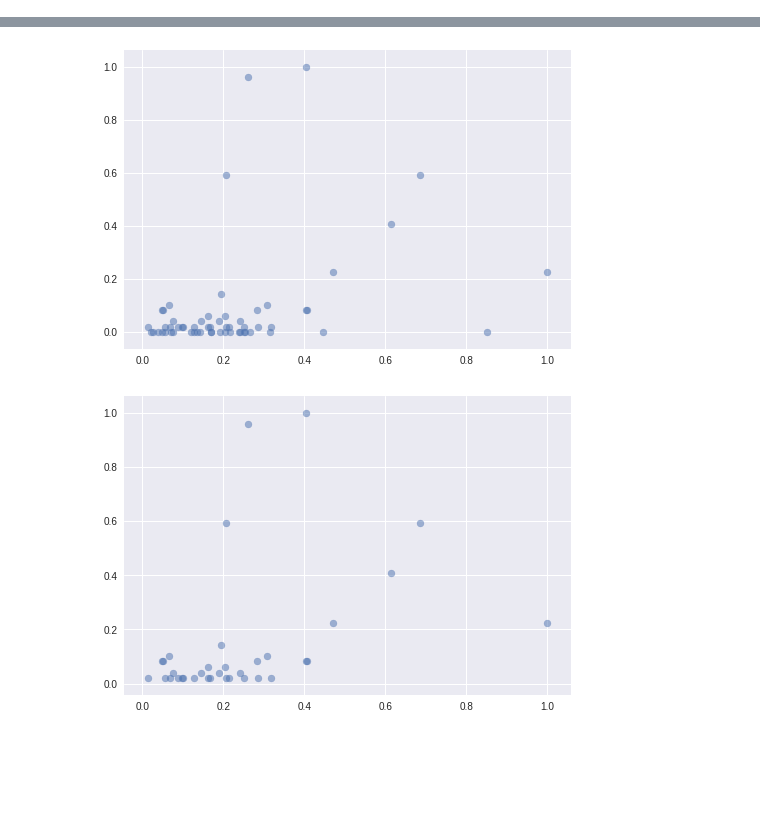
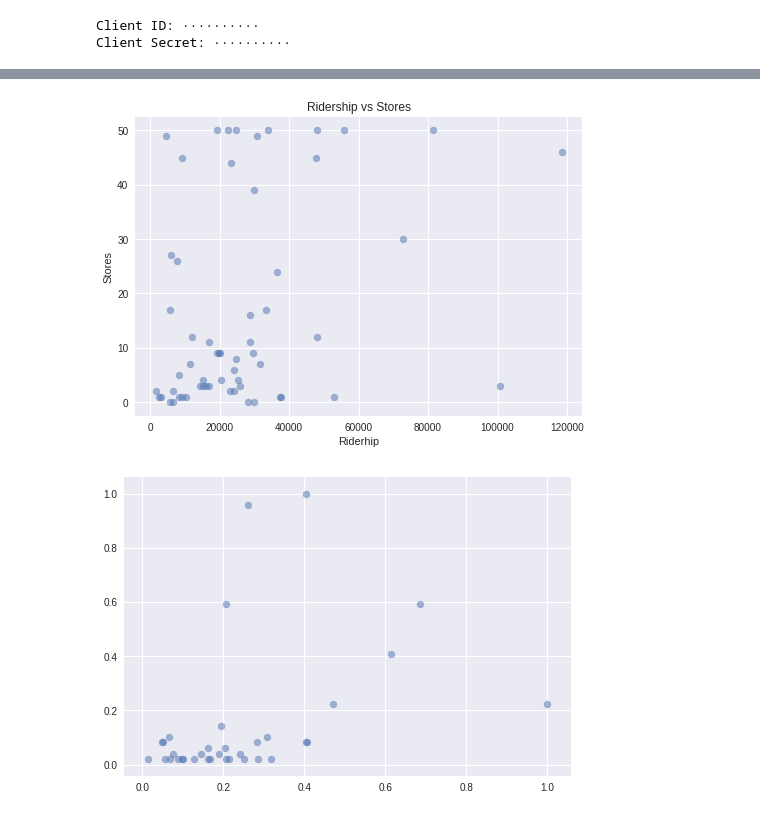
Before and after one commit to itonito/Coursera_Capstone, a Jupyter notebook: Final_AppliedDataScienceCapstone.ipynb, the cells around one changed output, grey strips where cells are left out. Cells and saved outputs as stored; diff of their text form; code cells hidden in the pictures; blank space fills up the shorter version.

```diff
--- a/Final_AppliedDataScienceCapstone.ipynb
+++ b/Final_AppliedDataScienceCapstone.ipynb
@@ -1,5 +1,11 @@
 # %% [markdown]
 <a href="https://colab.research.google.com/github/itonito/Coursera_Capstone/blob/master/Final_AppliedDataScienceCapstone.ipynb" target="_parent"><img src="https://colab.research.google.com/assets/colab-badge.svg" alt="Open In Colab"/></a>
+# %%
+CLIENT_ID = api_key = getpass.getpass("Client ID: ")
+CLIENT_SECRET = getpass.getpass("Client Secret: ")
+# %% [output]
+Client ID: ··········
+Client Secret: ··········
 # %%
 import pandas as pd
 import numpy as np
@@ -49,7 +55,7 @@ def num_stores(LON, LAT, CATEGORY, CLIENT_ID, CLIENT_SECRET):
     VERSION = '20180604'
     LIMIT = 50
     search_query = ''
-    radius = 130
+    radius = 500
     url = 'https://api.foursquare.com/v2/venues/search?client_id={}&client_secret={}&ll={},{}&v={}&query={}&radius={}&limit={}&categoryId={}'.format(CLIENT_ID, CLIENT_SECRET, LAT, LON, VERSION, search_query, radius, LIMIT, CATEGORY)
     results = requests.get(url).json()
     return len(results['response']['venues'])
@@ -95,11 +99,14 @@ store_map.add_child(HeatMap(a_stores,  max_val=0.01))
 # %%
 y  = stations_traffic_df['Stores'].tolist()
 x  = stations_traffic_df['Totals'].tolist()
 
 plt.scatter(x, y, alpha=0.5)
+plt.title("Ridership vs Stores")
+plt.xlabel("Riderhip")
+plt.ylabel("Stores")
 plt.show()
 # %% [output]
-[figure, old version]
+[figure, new version]
 # %%
 non_zero_stores = stations_traffic_df.loc[stations_traffic_df['Stores'] != 0]
 # %%
```
Also changed, not shown: parts of 4 cells of this notebook.
